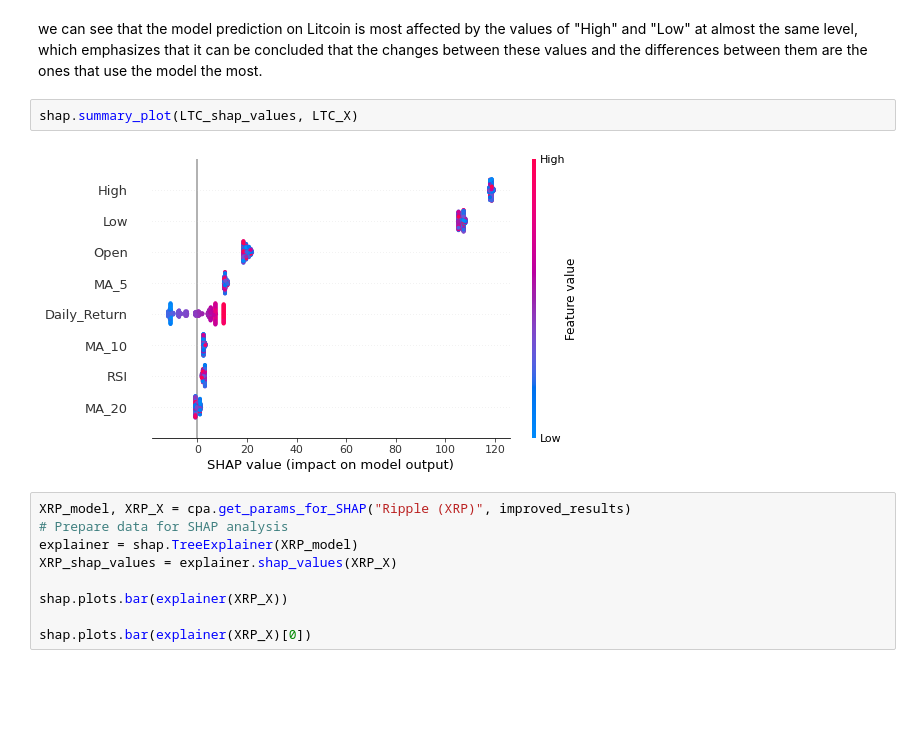
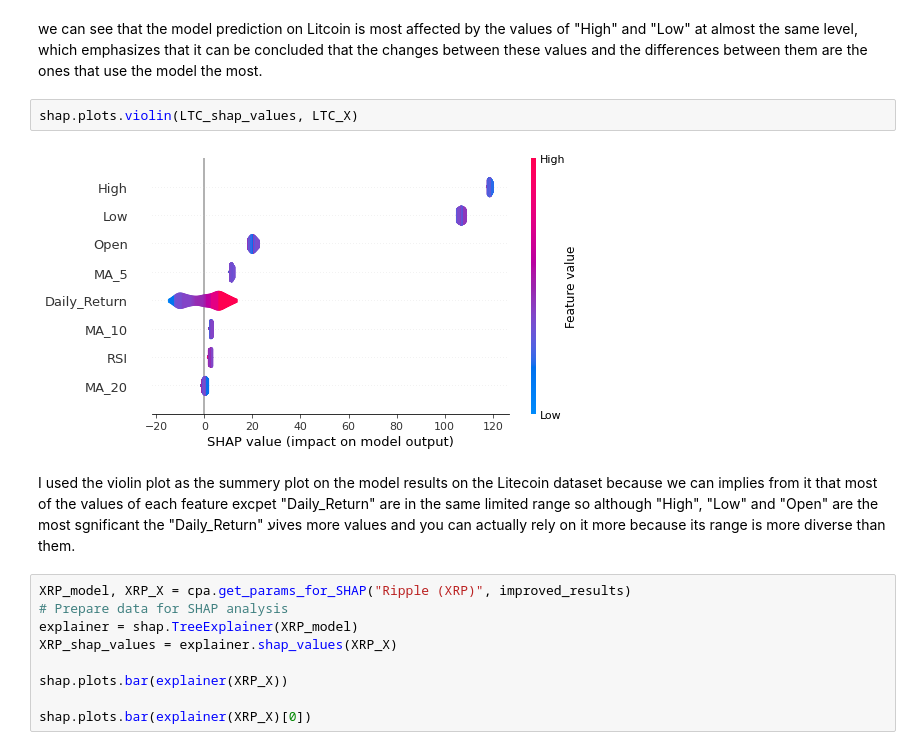
Before and after one commit to noaziv55/TDS---Cryptocurrency-Price-Analysis, a Jupyter notebook: TDS - Final Submission - Cryptocurrency Price Analysis.ipynb, the cells around one changed output. Cells and saved outputs as stored; diff of their text form; blank space fills up the shorter version.

```diff
--- a/TDS - Final Submission - Cryptocurrency Price Analysis.ipynb
+++ b/TDS - Final Submission - Cryptocurrency Price Analysis.ipynb
@@ -615,9 +621,11 @@ shap.plots.bar(explainer(LTC_X)[0])
 # %% [markdown]
 we can see that the model prediction on Litcoin is most affected by the values of "High" and "Low" at almost the same level, which emphasizes that it can be concluded that the changes between these values and the differences between them are the ones that use the model the most.
 # %%
-shap.summary_plot(LTC_shap_values, LTC_X)
+shap.plots.violin(LTC_shap_values, LTC_X)
 # %% [output]
-[figure, old version]
+[figure, new version]
+# %% [markdown]
+I used the violin plot as the summery plot on the model results on the Litecoin dataset because we can implies from it that most of the values of each feature excpet "Daily_Return" are in the same limited range so although "High", "Low" and "Open" are the most sgnificant the "Daily_Return" עives more values and you can actually rely on it more because its range is more diverse than them.
 # %%
 XRP_model, XRP_X = cpa.get_params_for_SHAP("Ripple (XRP)", improved_results)
 # Prepare data for SHAP analysis
```
Also changed, not shown: parts of 7 cells of this notebook.
